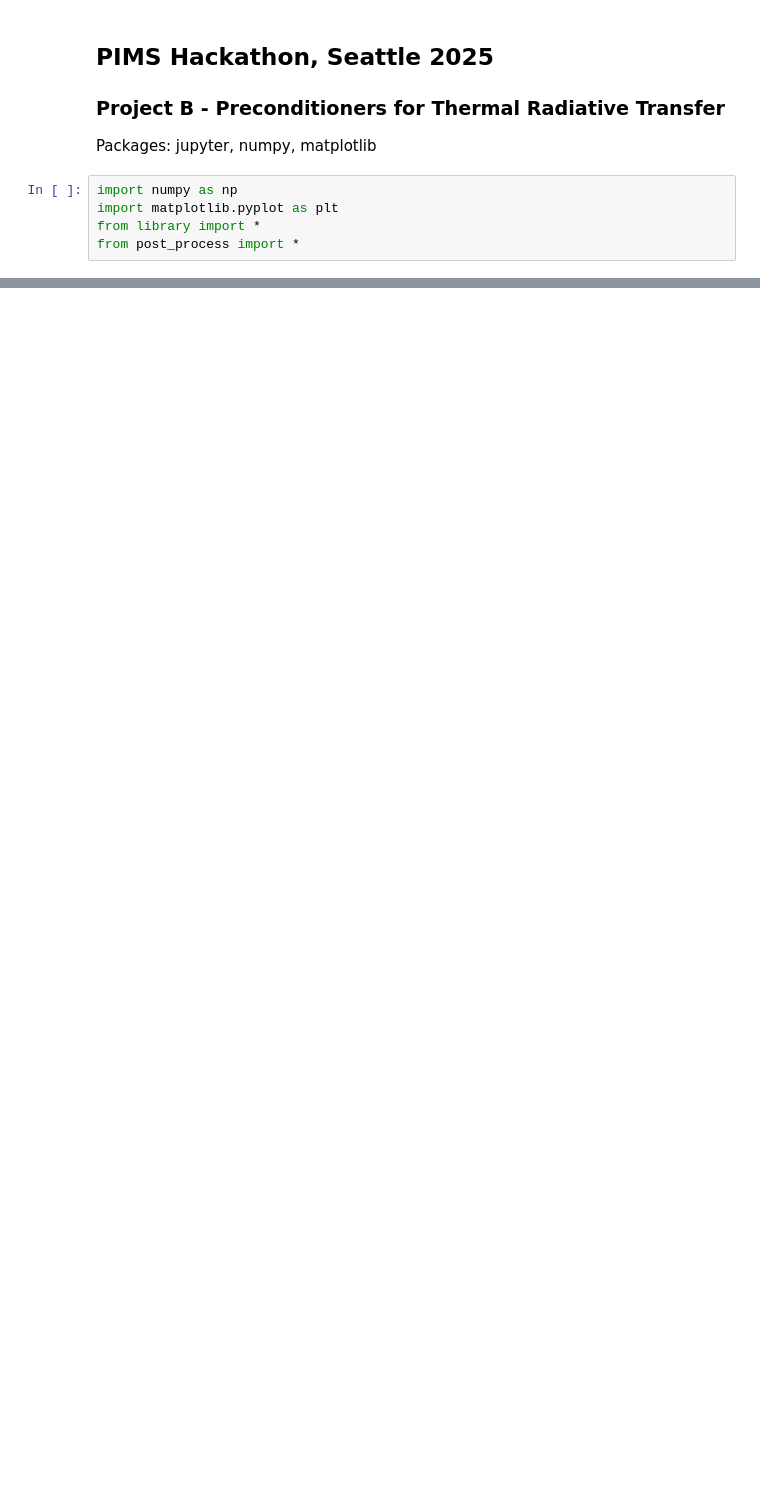
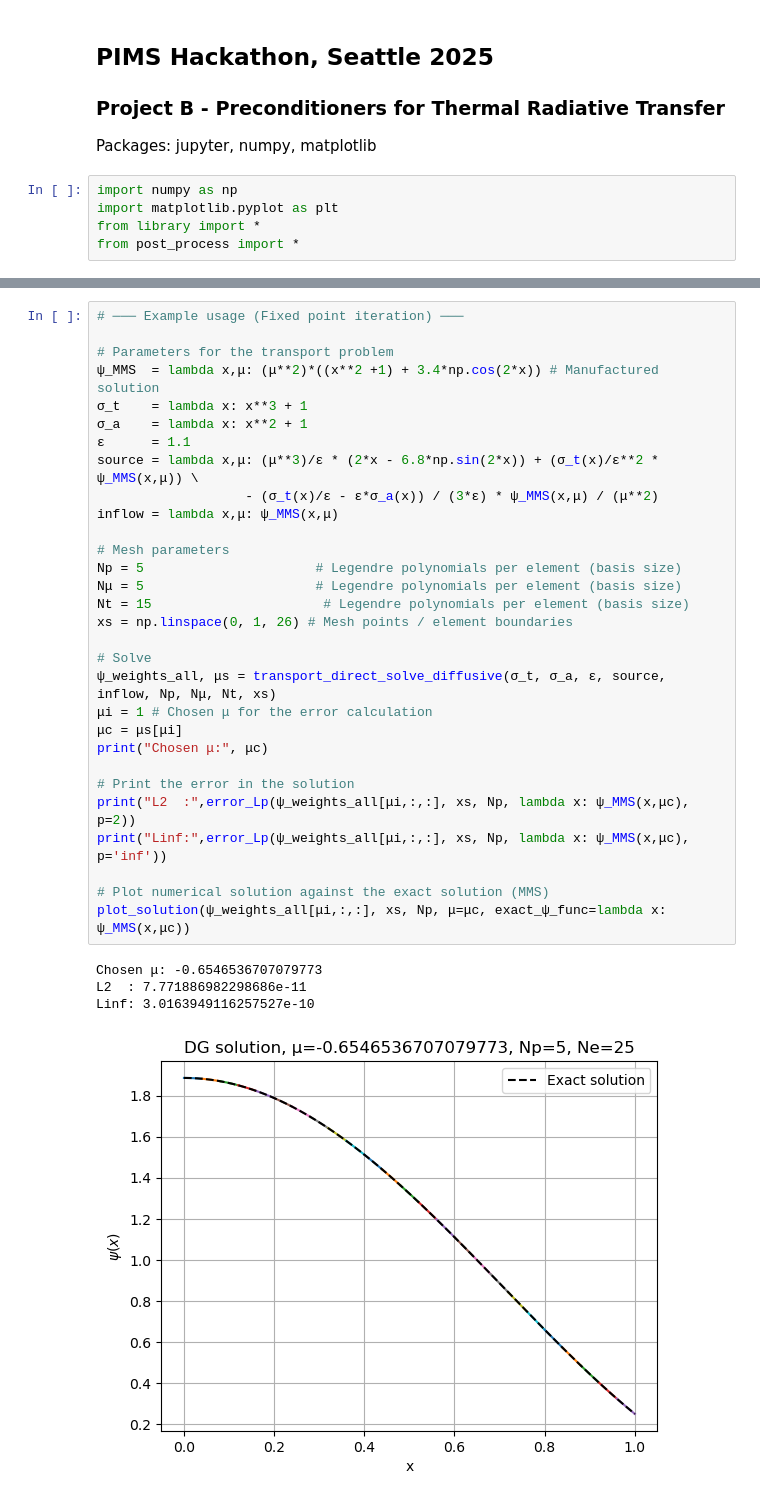
Before and after one commit to jpgallagher1/PIMS-GroupB, a Jupyter notebook: main.ipynb, the cells around one changed output, grey strips where cells are left out. Cells and saved outputs as stored; diff of their text form; blank space fills up the shorter version.

Commit message:
fix up everything with Fix-point-iteration!!!

```diff
--- a/main.ipynb
+++ b/main.ipynb
@@ -36,0 +37,35 @@ Linf: 4.760860594643646e-10
+# %%
+# ─── Example usage (Fixed point iteration) ───
+
+# Parameters for the transport problem
+ψ_MMS  = lambda x,μ: (μ**2)*((x**2 +1) + 3.4*np.cos(2*x)) # Manufactured solution
+σ_t    = lambda x: x**3 + 1
+σ_a    = lambda x: x**2 + 1
+ε      = 1.1
+source = lambda x,μ: (μ**3)/ε * (2*x - 6.8*np.sin(2*x)) + (σ_t(x)/ε**2 * ψ_MMS(x,μ)) \
+                   - (σ_t(x)/ε - ε*σ_a(x)) / (3*ε) * ψ_MMS(x,μ) / (μ**2)
+inflow = lambda x,μ: ψ_MMS(x,μ)
+
+# Mesh parameters
+Np = 5                      # Legendre polynomials per element (basis size)
+Nμ = 5                      # Legendre polynomials per element (basis size)
+Nt = 15                      # Legendre polynomials per element (basis size)
+xs = np.linspace(0, 1, 26) # Mesh points / element boundaries
+
+# Solve
+ψ_weights_all, μs = transport_direct_solve_diffusive(σ_t, σ_a, ε, source, inflow, Np, Nμ, Nt, xs)
+μi = 1 # Chosen μ for the error calculation
+μc = μs[μi]
+print("Chosen μ:", μc)
+
+# Print the error in the solution
+print("L2  :",error_Lp(ψ_weights_all[μi,:,:], xs, Np, lambda x: ψ_MMS(x,μc), p=2))
+print("Linf:",error_Lp(ψ_weights_all[μi,:,:], xs, Np, lambda x: ψ_MMS(x,μc), p='inf'))
+
+# Plot numerical solution against the exact solution (MMS)
+plot_solution(ψ_weights_all[μi,:,:], xs, Np, μ=μc, exact_ψ_func=lambda x: ψ_MMS(x,μc))
+# %% [output]
+Chosen μ: -0.6546536707079773
+L2  : 7.771886982298686e-11
+Linf: 3.0163949116257527e-10
+[figure, added]
```
Also changed, not shown: parts of 1 cell of this notebook, 1 other file.
